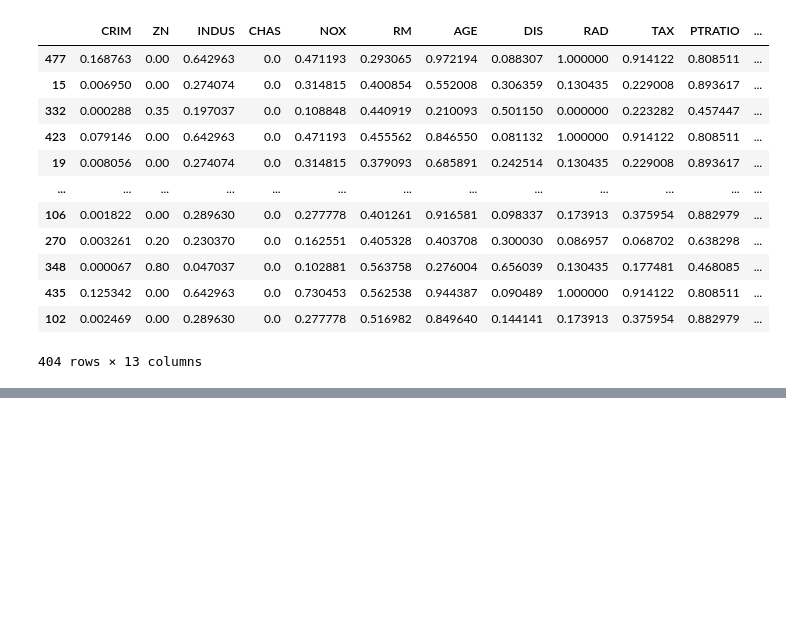
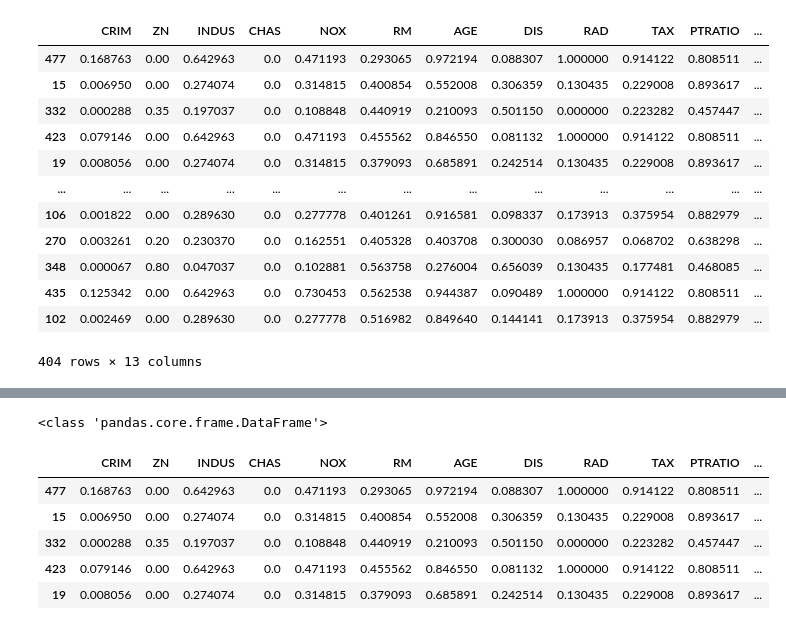
Before and after one commit to Atharv-Verma290/BostonHousingPrediction, a Jupyter notebook: boston-housing-prediction/analysis/model_training.ipynb, the cells around one changed output, grey strips where cells are left out. Saved outputs shown, nothing was run; the diff lists cells and outputs as text; code cells hidden in the pictures; blank space fills up the shorter version.

Commit message:
fixed scaling to df

```diff
--- a/boston-housing-prediction/analysis/model_training.ipynb
+++ b/boston-housing-prediction/analysis/model_training.ipynb
@@ -164,3 +146,5 @@ X_train_scaled
 | 435 | 0.125342 | 0.00 | 0.642963 | 0.0 | 0.730453 | 0.562538 | 0.944387 | 0.090489 | 1.000000 | 0.914122 | 0.808511 | ... |
 | 102 | 0.002469 | 0.00 | 0.289630 | 0.0 | 0.277778 | 0.516982 | 0.849640 | 0.144141 | 0.173913 | 0.375954 | 0.882979 | ... |
 404 rows × 13 columns
+# %%
+X_train_scaled, X_test_scaled = feature_engineering_step(train_df=X_train, test_df= X_test, strategy="minmax_scaling")
@@ -166,0 +158,13 @@ X_train_scaled
+# %%
+print(type(X_train_scaled))
+# %% [output]
+<class 'pandas.core.frame.DataFrame'>
+# %%
+X_train_scaled.head()
+# %% [output]
+|  | CRIM | ZN | INDUS | CHAS | NOX | RM | AGE | DIS | RAD | TAX | PTRATIO | ... |
+| 477 | 0.168763 | 0.00 | 0.642963 | 0.0 | 0.471193 | 0.293065 | 0.972194 | 0.088307 | 1.000000 | 0.914122 | 0.808511 | ... |
+| 15 | 0.006950 | 0.00 | 0.274074 | 0.0 | 0.314815 | 0.400854 | 0.552008 | 0.306359 | 0.130435 | 0.229008 | 0.893617 | ... |
+| 332 | 0.000288 | 0.35 | 0.197037 | 0.0 | 0.108848 | 0.440919 | 0.210093 | 0.501150 | 0.000000 | 0.223282 | 0.457447 | ... |
+| 423 | 0.079146 | 0.00 | 0.642963 | 0.0 | 0.471193 | 0.455562 | 0.846550 | 0.081132 | 1.000000 | 0.914122 | 0.808511 | ... |
+| 19 | 0.008056 | 0.00 | 0.274074 | 0.0 | 0.314815 | 0.379093 | 0.685891 | 0.242514 | 0.130435 | 0.229008 | 0.893617 | ... |
```
Also changed, not shown: parts of 7 cells of this notebook, 1 other file.
